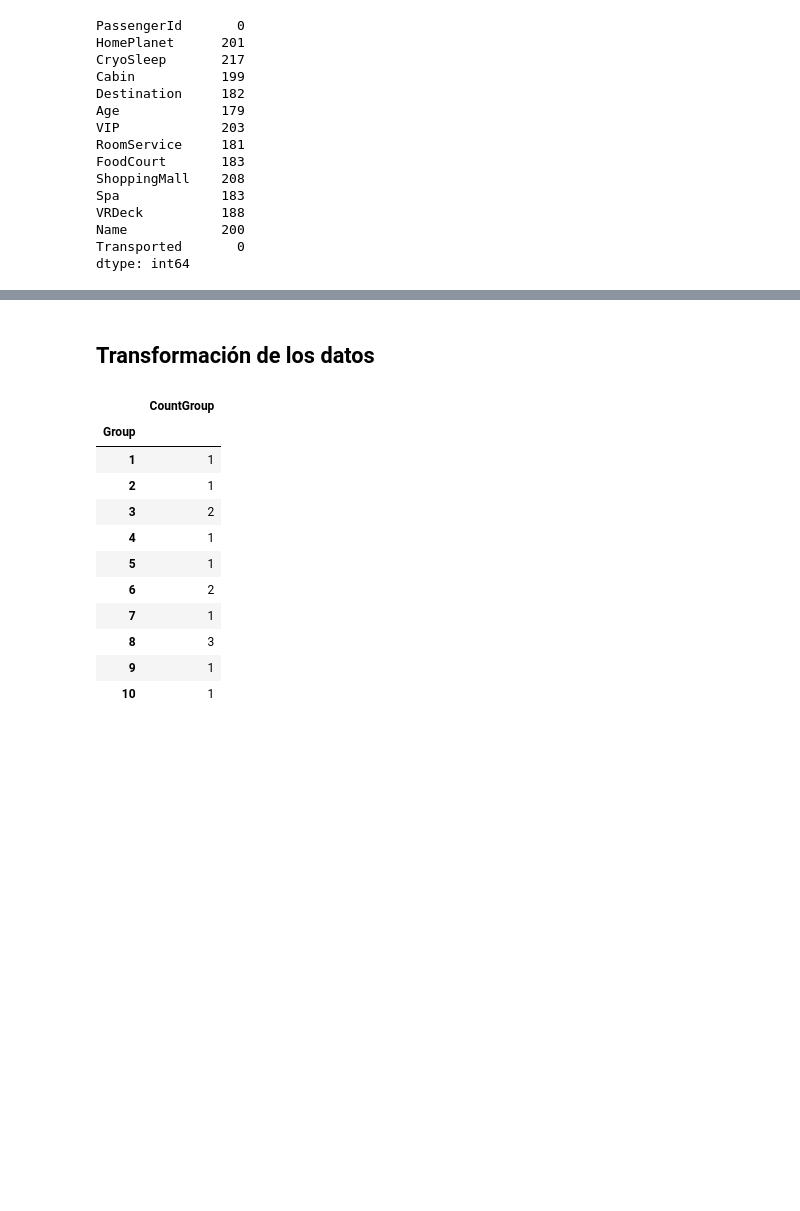
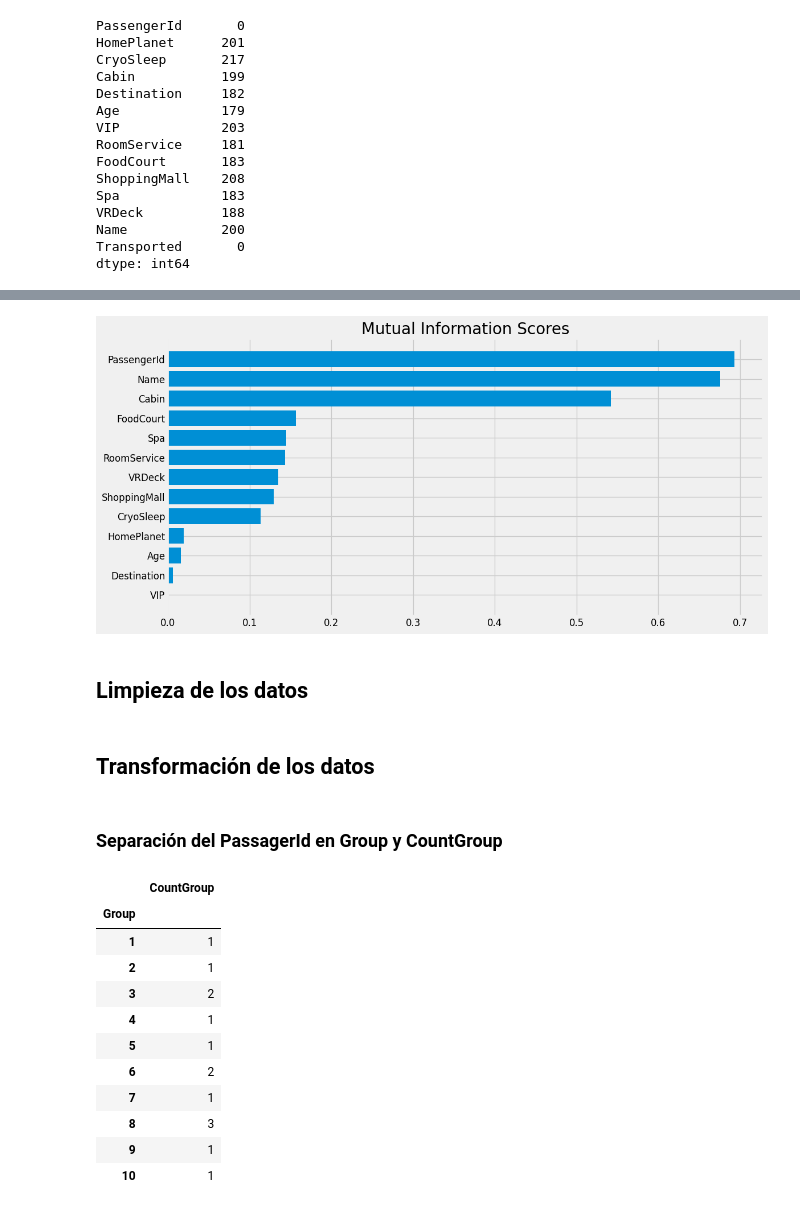
Before and after one commit to taniamvitoria/SpaceshipTitanic, a Jupyter notebook: SpaceshipTitanic.ipynb, the cells around one changed output, grey strips where cells are left out. Saved outputs shown, nothing was run; the diff lists cells and outputs as text; code cells hidden in the pictures; blank space fills up the shorter version.

```diff
--- a/SpaceshipTitanic.ipynb
+++ b/SpaceshipTitanic.ipynb
@@ -153,0 +157,19 @@ dtype: int64
+# %%
+X = df.copy()
+y = X.pop("Transported")
+
+#transformacion temporal de las variables tipo object
+for col_name in X.select_dtypes(["object"]):
+    X[col_name],_ = X[col_name].factorize()
+
+#rellena temporalmente el valor de las columnas vacias con el valor promedio de las demas
+X = X.apply(lambda x: x.fillna(x.mean())).astype(int)
+features = X.dtypes == int
+
+def MakeMiScore(X,y,disc_features):
+    mi_scores = mutual_info_classif(X,y, discrete_features=disc_features)
+    mi_scores = pd.Series(mi_scores, name = "MI Scores", index = X.columns)
+    mi_scores = mi_scores.sort_values(ascending = False)
+    return mi_scores
+
+print(MakeMiScore(X,y,features))
@@ -154,8 +191,24 @@ dtype: int64
+# %%
+def PlotScores(scores):
+    scores = scores.sort_values(ascending = True)
+    width = np.arange(len(scores))
+    ticks = list(scores.index)
+    plt.barh(width, scores)
+    plt.yticks(width, ticks)
+    plt.title('Mutual Information Scores')
+
+PlotScores(MakeMiScore(X,y,features))
+# %% [output]
+[figure, added]
+# %% [markdown]
+## Limpieza de los datos
 # %%
 # Eliminación de la columna Name
 df.drop("Name", axis=1, inplace=True)
 # %% [markdown]
 ## Transformación de los datos
+# %% [markdown]
+### Separación del PassagerId en Group y CountGroup
 # %%
 # preparando dos nuevas columnas a partir de PassegerId
 Group = df['PassengerId'].str.split('_', expand=True)[0]
```
Also changed, not shown: parts of 66 cells of this notebook.
